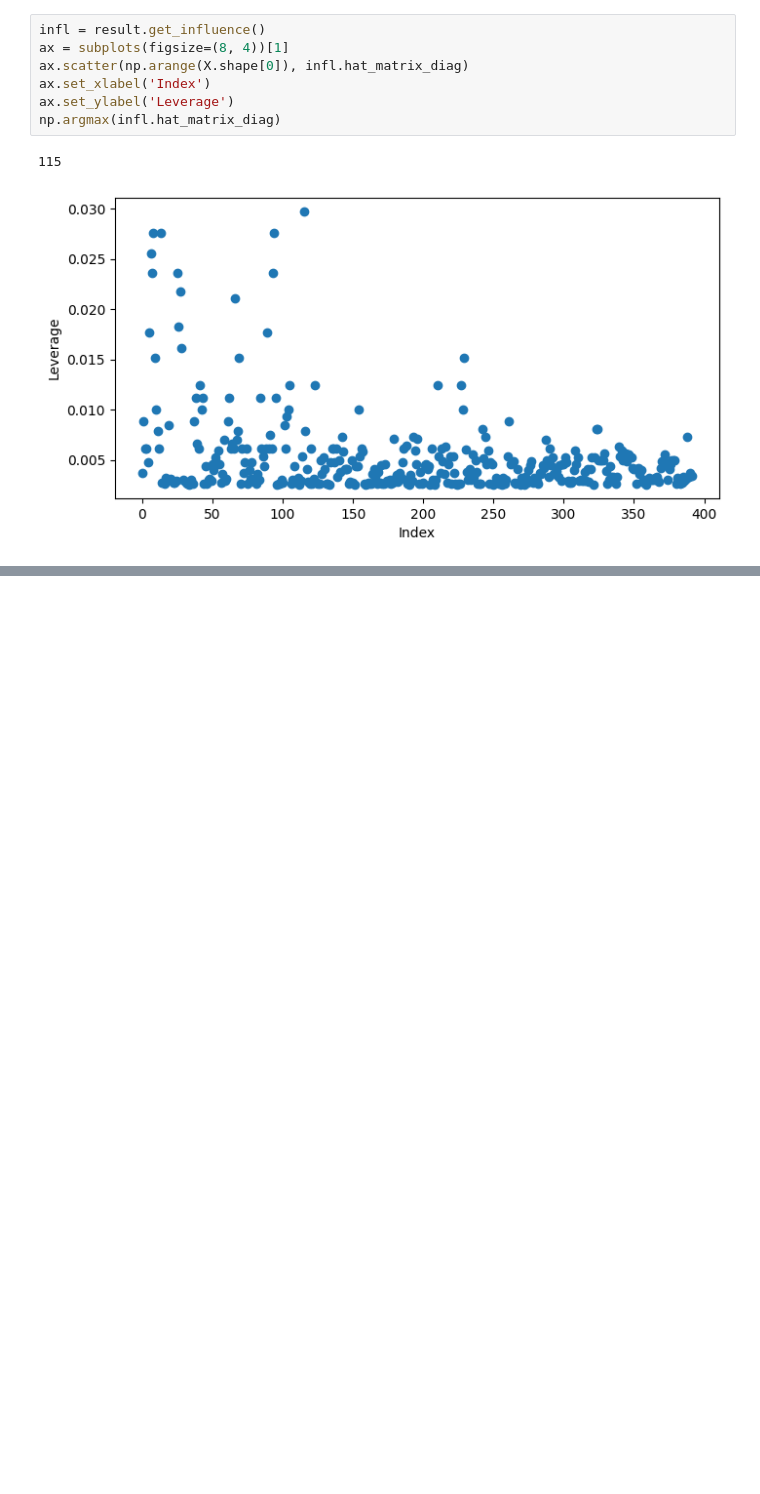
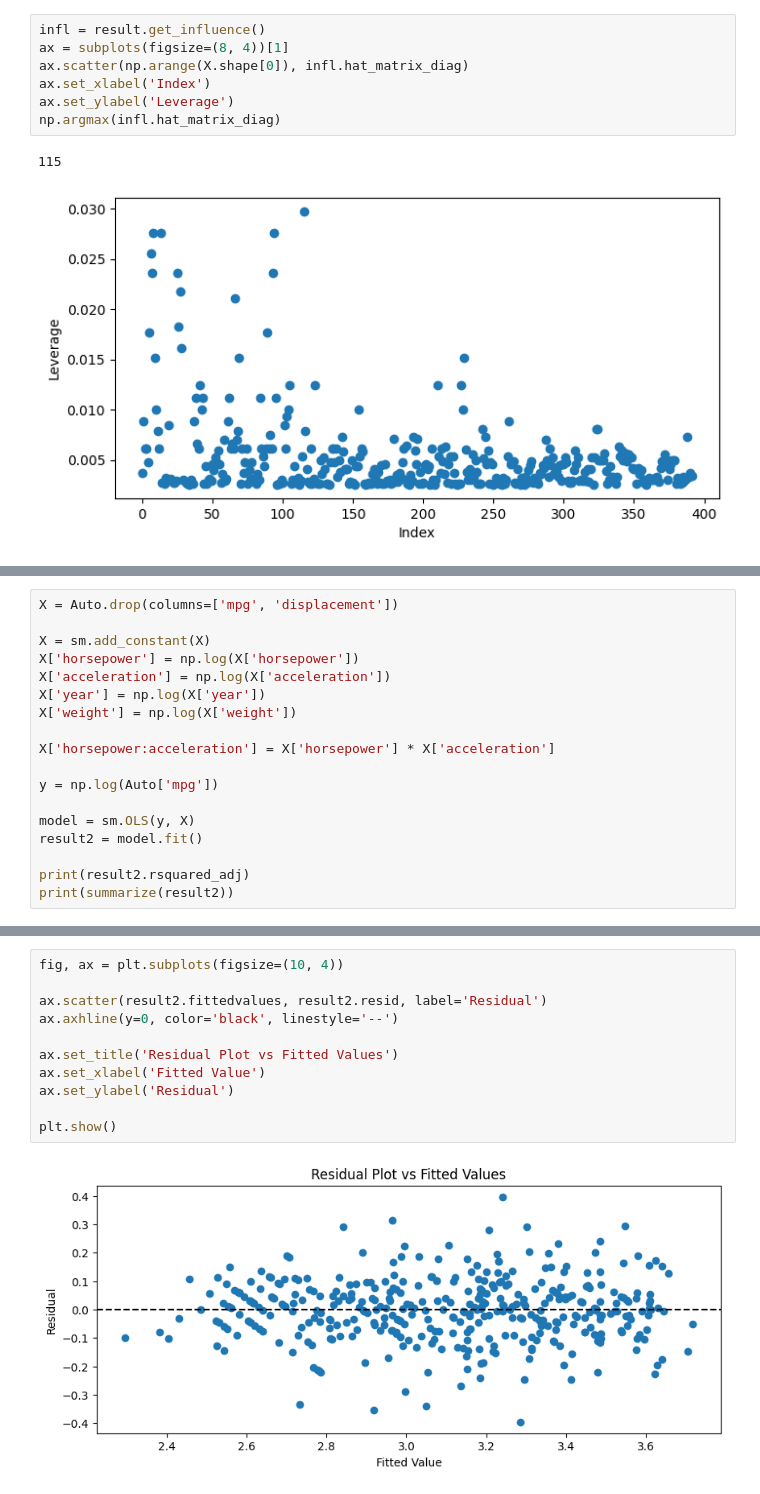
Before and after one commit to QuanPham19/statistical-modeling, a Jupyter notebook: 3-2-practice.ipynb, the cells around one changed output, grey strips where cells are left out. Saved outputs shown, nothing was run; the diff lists cells and outputs as text; blank space fills up the shorter version.

```diff
--- a/3-2-practice.ipynb
+++ b/3-2-practice.ipynb
@@ -99,0 +151,18 @@ np.argmax(infl.hat_matrix_diag)
+# %%
+X = Auto.drop(columns=['mpg', 'displacement'])
+
+X = sm.add_constant(X)
+X['horsepower'] = np.log(X['horsepower'])
+X['acceleration'] = np.log(X['acceleration'])
+X['year'] = np.log(X['year'])
+X['weight'] = np.log(X['weight'])
+
+X['horsepower:acceleration'] = X['horsepower'] * X['acceleration']
+
+y = np.log(Auto['mpg'])
+
+model = sm.OLS(y, X)
+result2 = model.fit()
+
+print(result2.rsquared_adj)
+print(summarize(result2))
@@ -99,0 +180,13 @@ np.argmax(infl.hat_matrix_diag)
+# %%
+fig, ax = plt.subplots(figsize=(10, 4))
+
+ax.scatter(result2.fittedvalues, result2.resid, label='Residual')
+ax.axhline(y=0, color='black', linestyle='--')
+
+ax.set_title('Residual Plot vs Fitted Values')
+ax.set_xlabel('Fitted Value')
+ax.set_ylabel('Residual')
+
+plt.show()
+# %% [output]
+[figure, added]
```
Also changed, not shown: parts of 8 cells of this notebook.
